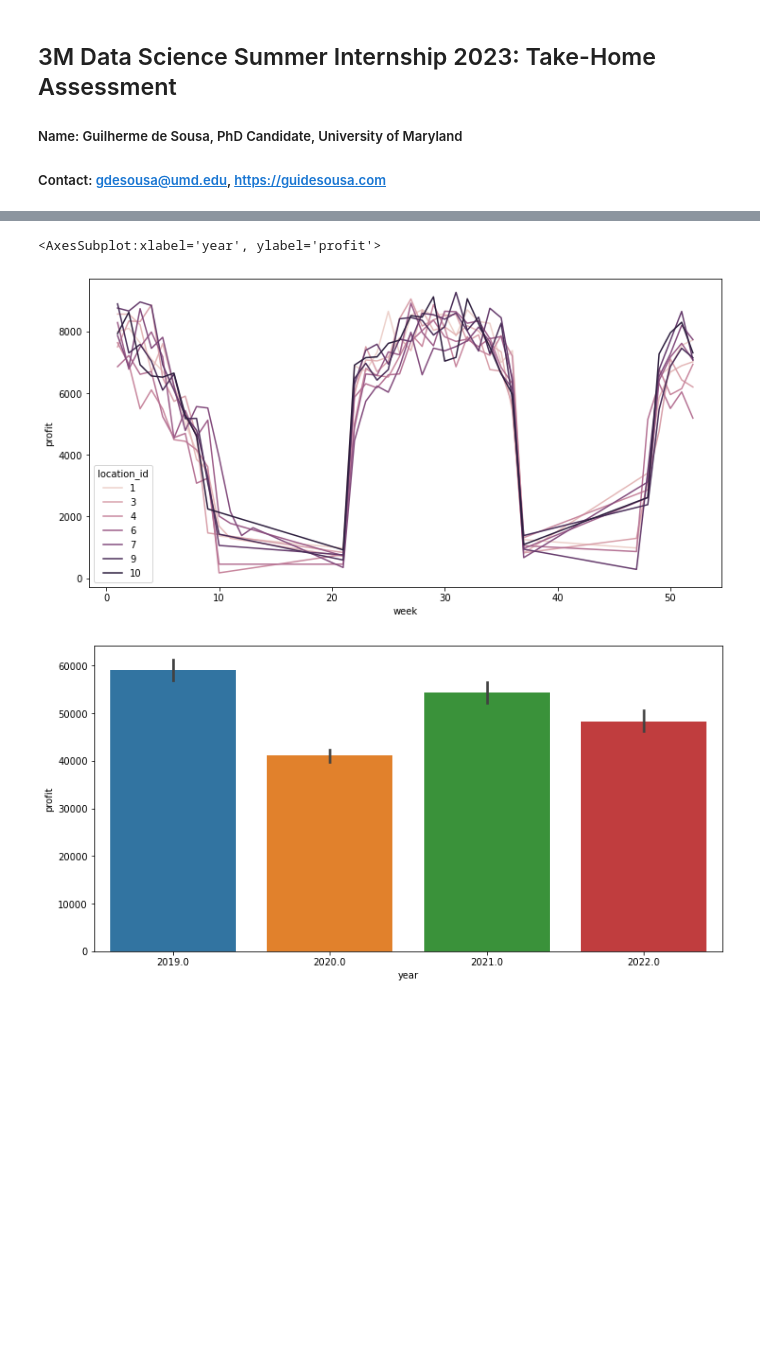
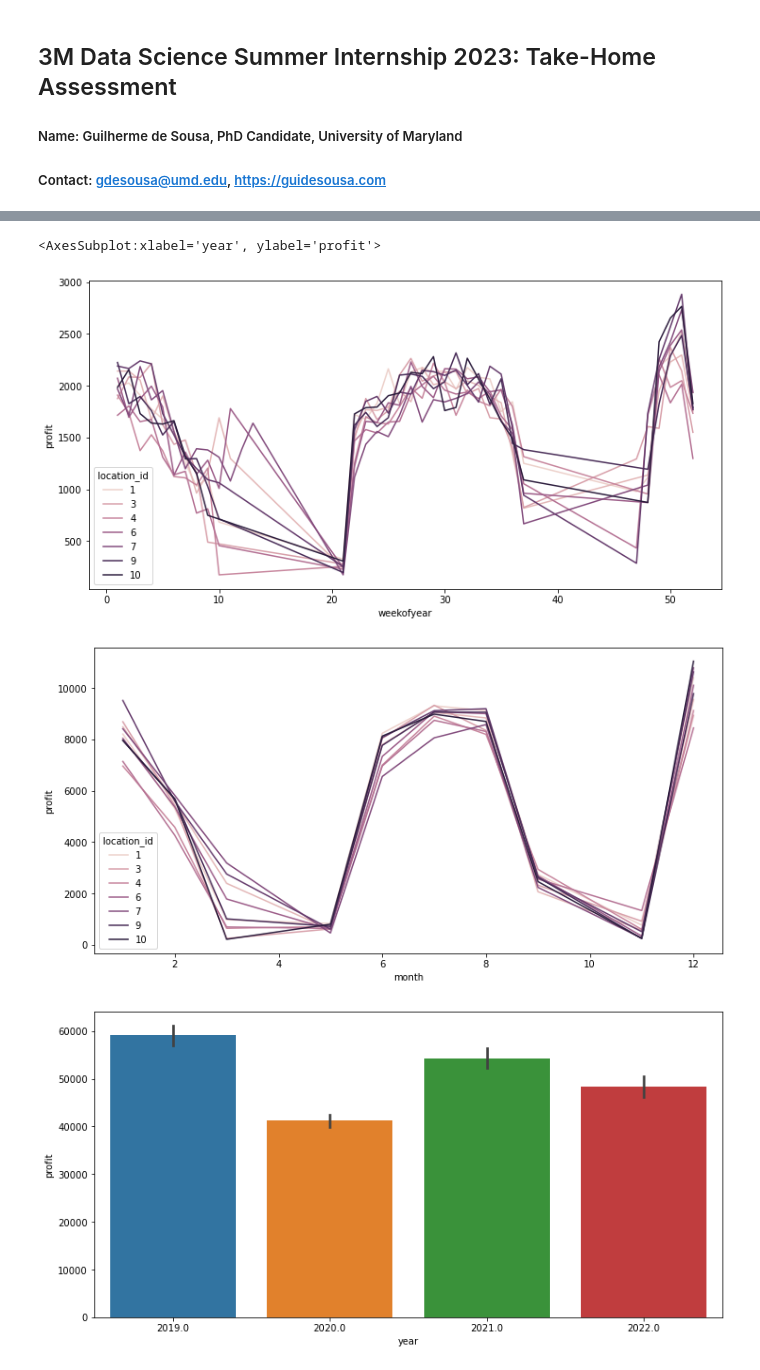
Before and after one commit to gdesousa2/intern-take-home-assessment, a Jupyter notebook: 3m_assessment_gdesousa.ipynb, the cells around one changed output, grey strips where cells are left out. Saved outputs shown, nothing was run; the diff lists cells and outputs as text; code cells hidden in the pictures; blank space fills up the shorter version.

```diff
--- a/3m_assessment_gdesousa.ipynb
+++ b/3m_assessment_gdesousa.ipynb
@@ -34,11 +39,18 @@ def normalize(df, cols=None, norm='mean'):
         cols = df.columns
     for c in cols:
         if norm == 'mean':
-            mea_value = df[c].mean()
+            mean_value = df[c].mean()
             std_value = df[c].std()
-            result[c] = (df[c] - mea_value) / std_value
+            result[c] = (df[c] - mean_value) / std_value
         if norm == 'minmax':
             min_value = df[c].min()
             max_value = df[c].max()
             result[c] = (df[c] - min_value) / (max_value - min_value)
     return result
+
+def is_off_season(week):
+    return ((week > 8) & (week < 22)) or ((week > 36) & (week < 48))
+
+def profit_predict_model(models,row,vars):
+    m = models[row[vars[0]]]
+    return m.intercept_[0] + np.sum(m.coef_[0]*np.array([row[v] for v in vars[1:]]))
@@ -146,17 +169,23 @@ Text
 # %%
 # Rental Profit Variation
 # We have cyclic pattern - Large profits during winter with snow tubing and during summer with river tubing
 # This result indicates we should include the time dependence into account for modelling the profit for each location
 df = df_profit
 plt.figure(figsize=(12,6))
-sns.lineplot(data=df.groupby([df['date'].dt.isocalendar().week, df['location_id']]).agg({'profit':'sum'}), x='week', y='profit', hue='location_id')
+sns.lineplot(data=df.groupby([df['location_id'],df['weekofyear'],df['year']],as_index=False).agg({'profit':'sum'}).\
+    groupby(['location_id','weekofyear'],as_index=False).agg({'profit':'mean'}), x='weekofyear', y='profit', hue='location_id')
+
+plt.figure(figsize=(12,6))
+sns.lineplot(data=df.groupby([df['location_id'],df['month'],df['year']],as_index=False).agg({'profit':'sum'}).\
+    groupby(['location_id','month'],as_index=False).agg({'profit':'mean'}), x='month', y='profit', hue='location_id')
 
 # Yearly dependence of the profits
 # Probably because of the disruptions caused by the pandemic we should be carefull to compare year to year
 df = df_profit
 plt.figure(figsize=(12,6))
 sns.barplot(data=df.groupby(['year', 'location_id'], as_index=False).agg({'profit':'sum'}), x='year', y='profit')
 # %% [output]
 <AxesSubplot:xlabel='year', ylabel='profit'>
-[figure, old version]
+[figure, new version]
-[figure, old version]
+[figure, new version]
+[figure, added]
```
Also changed, not shown: parts of 35 cells of this notebook.
